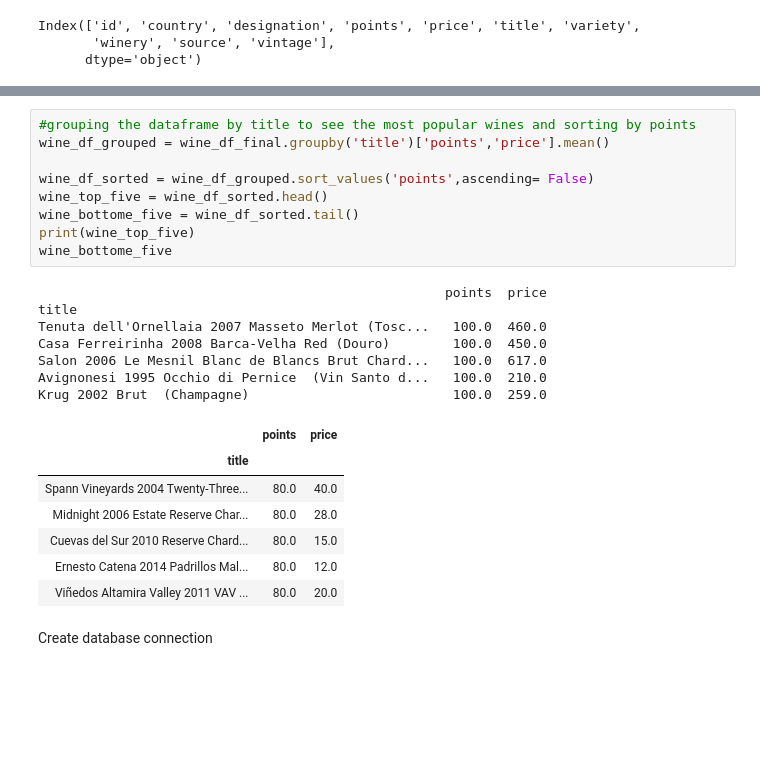
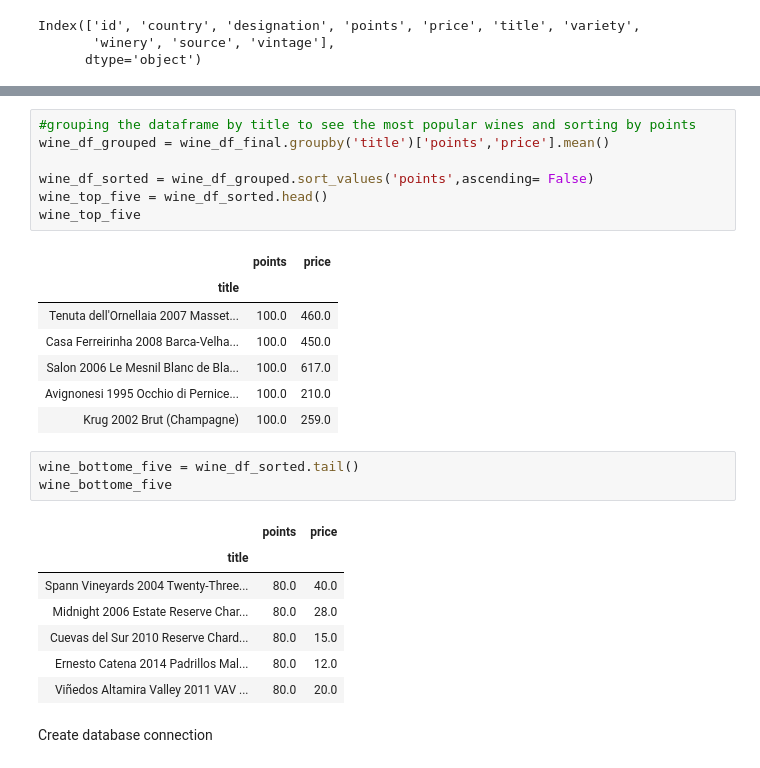
Before and after one commit to Sasmita28/ETL_Project, a Jupyter notebook: ETL_Project_final.ipynb, the cells around one changed output, grey strips where cells are left out. Drawn from its saved outputs; the diff is of its cells as text; blank space fills up the shorter version.

```diff
--- a/ETL_Project_final_sm.ipynb
+++ b/ETL_Project_final.ipynb
@@ -166,27 +166,29 @@ wine_df_final.head()
 # %%
 #grouping the dataframe by title to see the most popular wines and sorting by points
 wine_df_grouped = wine_df_final.groupby('title')['points','price'].mean()
 
 wine_df_sorted = wine_df_grouped.sort_values('points',ascending= False)
 wine_top_five = wine_df_sorted.head()
-wine_bottome_five = wine_df_sorted.tail()
-print(wine_top_five)
-wine_bottome_five
+wine_top_five
 # %% [output]
-                                                    points  price
-title
-Tenuta dell'Ornellaia 2007 Masseto Merlot (Tosc...   100.0  460.0
-Casa Ferreirinha 2008 Barca-Velha Red (Douro)        100.0  450.0
-Salon 2006 Le Mesnil Blanc de Blancs Brut Chard...   100.0  617.0
-Avignonesi 1995 Occhio di Pernice  (Vin Santo d...   100.0  210.0
-Krug 2002 Brut  (Champagne)                          100.0  259.0
 |  | points | price |
 | title |  |  |
-| Spann Vineyards 2004 Twenty-Three... | 80.0 | 40.0 |
-| Midnight 2006 Estate Reserve Char... | 80.0 | 28.0 |
-| Cuevas del Sur 2010 Reserve Chard... | 80.0 | 15.0 |
-| Ernesto Catena 2014 Padrillos Mal... | 80.0 | 12.0 |
-| Viñedos Altamira Valley 2011 VAV ... | 80.0 | 20.0 |
+| Tenuta dell'Ornellaia 2007 Masset... | 100.0 | 460.0 |
+| Casa Ferreirinha 2008 Barca-Velha... | 100.0 | 450.0 |
+| Salon 2006 Le Mesnil Blanc de Bla... | 100.0 | 617.0 |
+| Avignonesi 1995 Occhio di Pernice... | 100.0 | 210.0 |
+| Krug 2002 Brut (Champagne) | 100.0 | 259.0 |
+# %%
+wine_bottome_five = wine_df_sorted.tail()
+wine_bottome_five
+# %% [output]
+|  | points | price |
+| title |  |  |
+| Spann Vineyards 2004 Twenty-Three... | 80.0 | 40.0 |
+| Midnight 2006 Estate Reserve Char... | 80.0 | 28.0 |
+| Cuevas del Sur 2010 Reserve Chard... | 80.0 | 15.0 |
+| Ernesto Catena 2014 Padrillos Mal... | 80.0 | 12.0 |
+| Viñedos Altamira Valley 2011 VAV ... | 80.0 | 20.0 |
 # %% [markdown]
 Create database connection
 # %%
```
